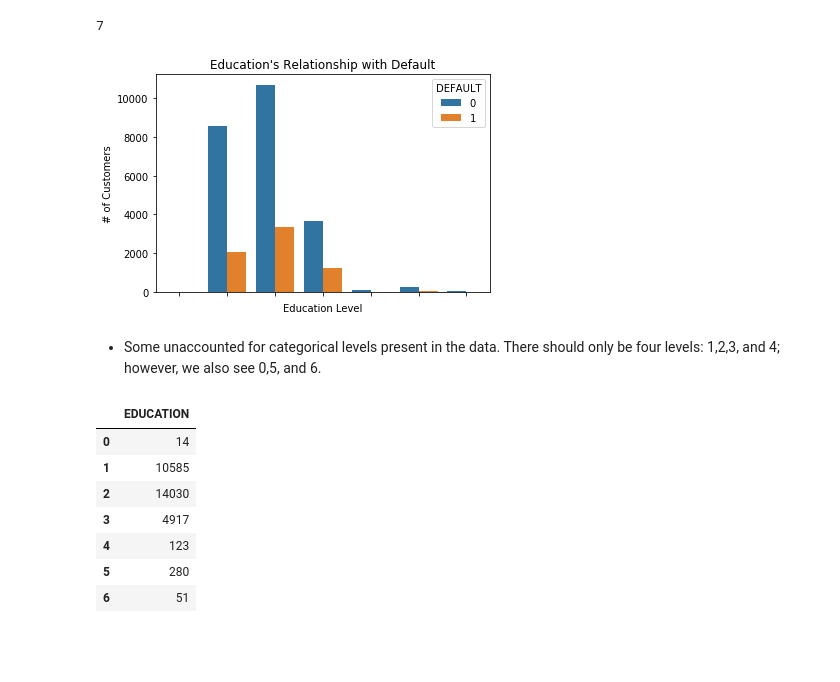
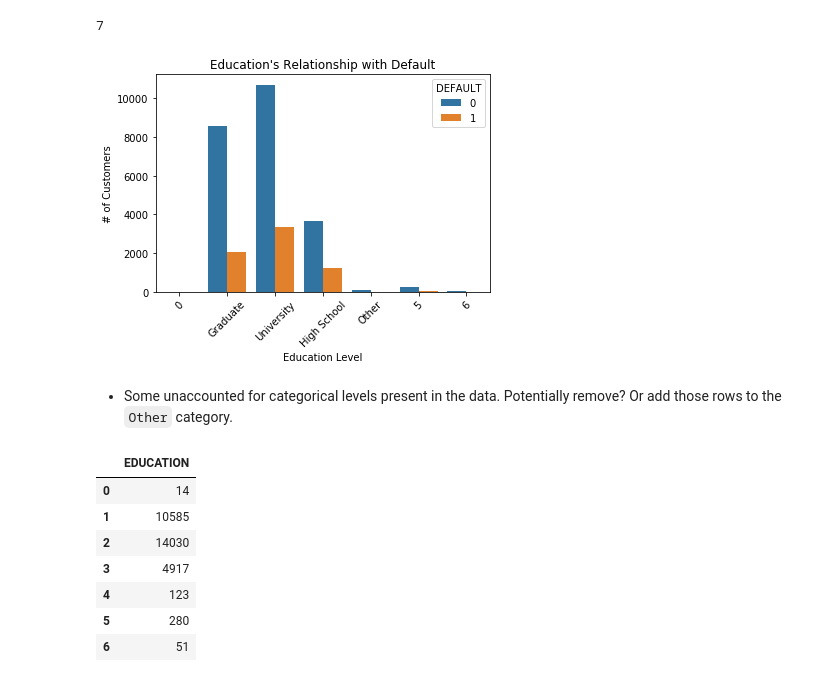
Before and after one commit to everittB/Credit_Default_Classification, a Jupyter notebook: src/default_classification.ipynb, the cells around one changed output. Cells and saved outputs as stored; diff of their text form; code cells hidden in the pictures; blank space fills up the shorter version.

```diff
--- a/src/default_classification.ipynb
+++ b/src/default_classification.ipynb
@@ -147,15 +147,15 @@ data_default.EDUCATION.nunique()
 # %%
 # Education's relationship with default
 plot_edu = sns.countplot(x='EDUCATION', hue='DEFAULT', data=data_default)
 plt.xlabel("Education Level")
 plt.ylabel("# of Customers")
 plt.title("Education's Relationship with Default")
-plot_edu.set_xticklabels([])
+plot_edu.set_xticklabels(["0", "Graduate", "University", "High School", "Other", "5", "6"], rotation = 45)
 plt.show()
 # %% [output]
-[figure, old version]
+[figure, new version]
-# %% [markdown]
-- Some unaccounted for categorical levels present in the data. There should only be four levels: 1,2,3, and 4; however, we also see 0,5, and 6.
+# %% [markdown]
+- Some unaccounted for categorical levels present in the data. Potentially remove? Or add those rows to the `Other` category.
 # %%
 pd.DataFrame(data_default['EDUCATION'].value_counts(sort=False))
 # %% [output]
```
Also changed, not shown: parts of 13 cells of this notebook.
